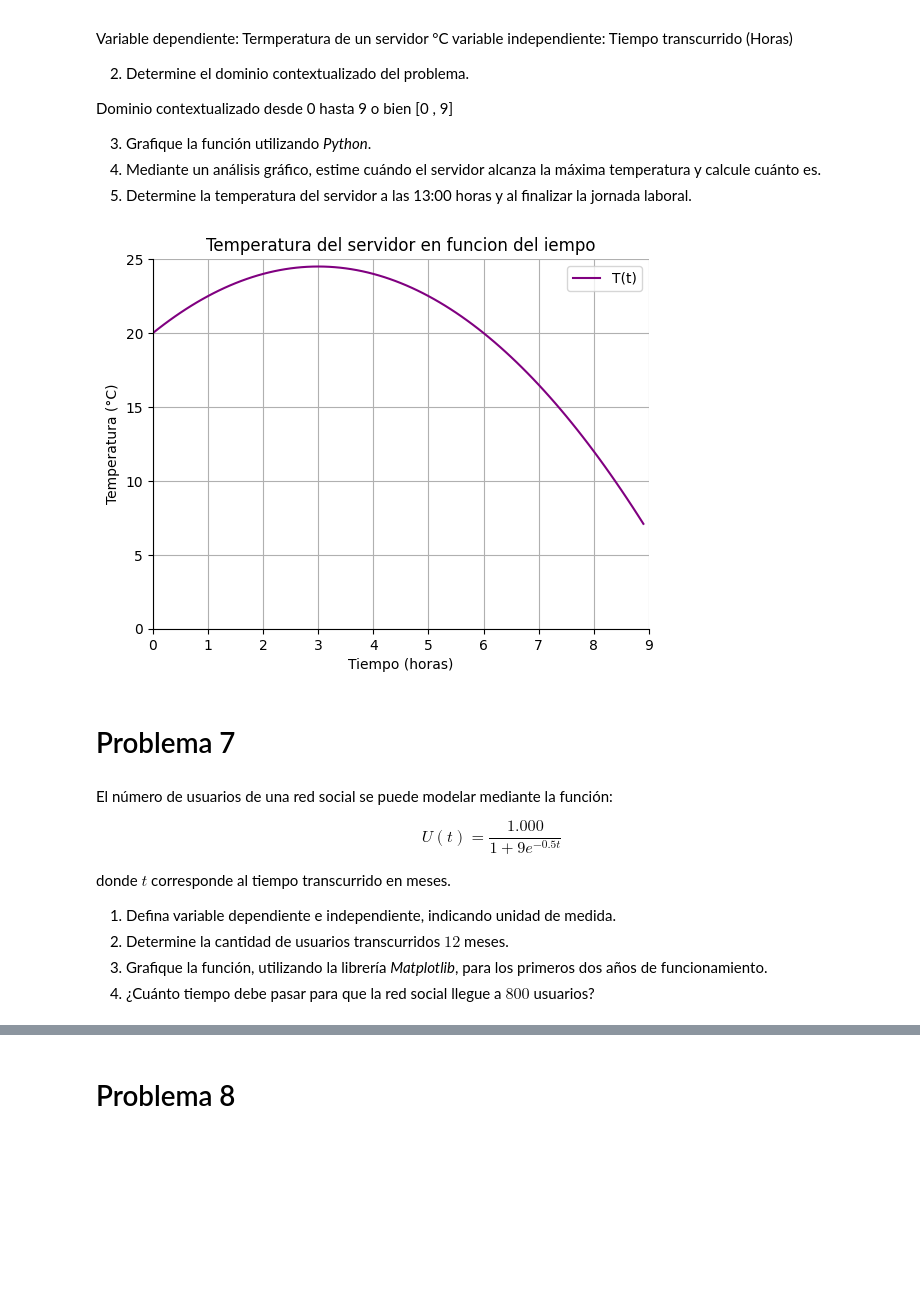
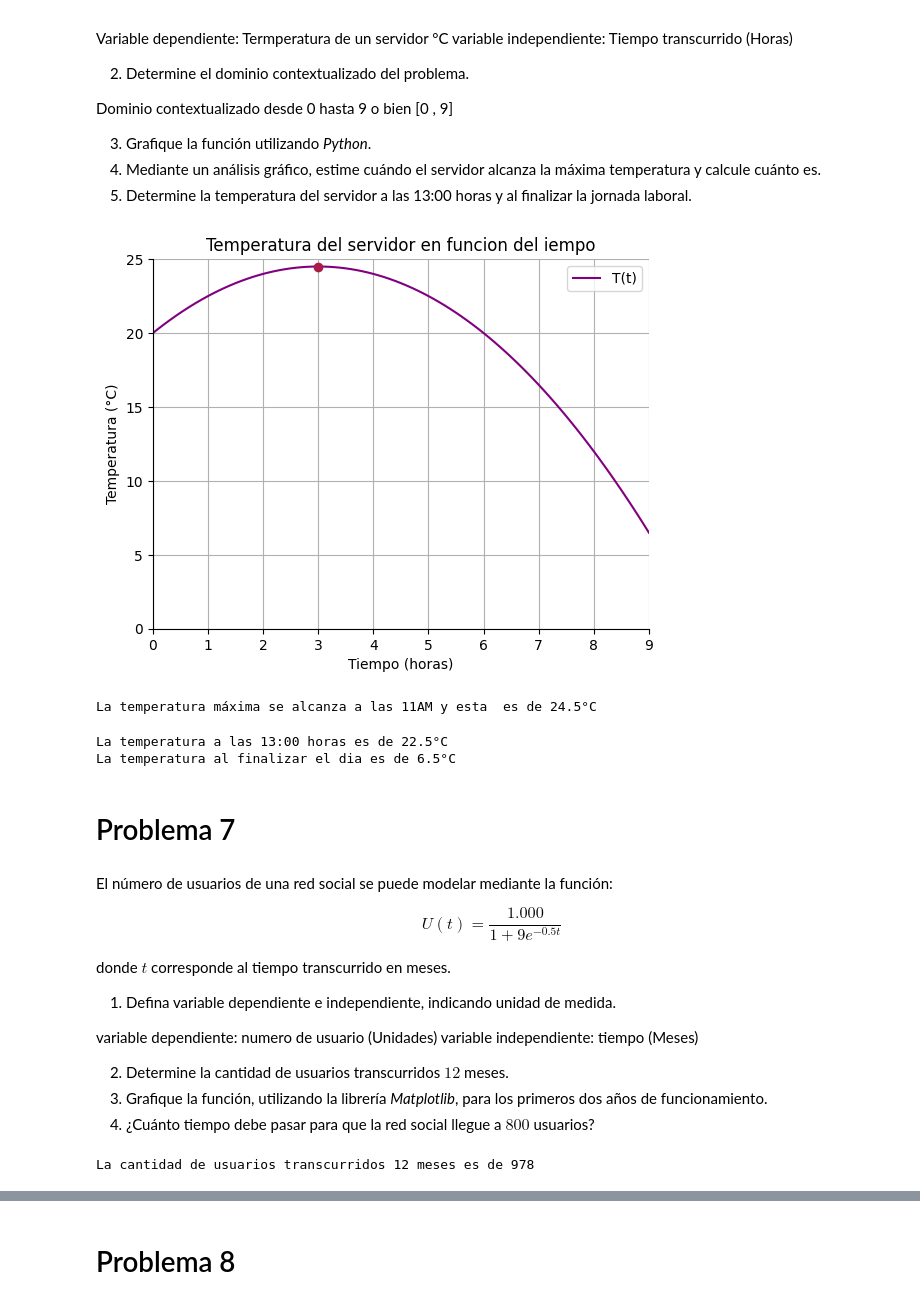
Before and after one commit to Cr1stoph/MAteAplicada, a Jupyter notebook: G1_Funciones.ipynb, the cells around one changed output, grey strips where cells are left out. Cells and saved outputs as stored; diff of their text form; code cells hidden in the pictures; blank space fills up the shorter version.

```diff
--- a/G1_Funciones.ipynb
+++ b/G1_Funciones.ipynb
@@ -232,28 +232,41 @@ Dominio contextualizado desde 0 hasta 9 o bien [0 , 9]
 # %%
 import matplotlib.pyplot as plt
 import numpy as np
 
 def T(t):
     return -0.5 * t**2 + 3 * t + 20
 
 x = np.arange(0 , 9.1 , 0.1) #esto define el rango, como vimos en el dominio de 0 a 9, lo mismo aqui
 plt.plot(x,T(x), label = 'T(t)', color = 'purple') #label para el nombre de la funcion que en este caso es de T(t)
+plt.plot(3,T(3) , marker ='o', color = '#AA1C47')
 plt.title('Temperatura del servidor en funcion del iempo')
 plt.xlabel('Tiempo (horas)') #independiente
 plt.ylabel('Temperatura (°C)') #dependiente
 plt.grid()
 plt.legend()
 
 plt.xlim(0 , 9)#depende del mismo dominio contextualizado limites del X
 plt.ylim(0 , 25) #son los numeros que aparecen como limite en el Y
 
 #modificador de spines
 ax = plt.gca()
 ax.spines[['left','bottom']].set_position(('data',0))
 ax.spines[['right', 'top']].set_visible(False)
 plt.show()
 # %% [output]
-[figure, old version]
+[figure, new version]
+# %%
+#4.  Mediante un análisis gráfico, estime cuándo el servidor alcanza la máxima temperatura y calcule cuánto es.
+print(f'La temperatura máxima se alcanza a las 11AM y esta  es de {T(3)}°C')
+# %% [output]
+La temperatura máxima se alcanza a las 11AM y esta  es de 24.5°C
+# %%
+#5.  Determine la temperatura del servidor a las 13:00 horas y al finalizar la jornada laboral.
+print(f'La temperatura a las 13:00 horas es de {T(5)}°C')
+print(f'La temperatura al finalizar el dia es de {T(9)}°C')
+# %% [output]
+La temperatura a las 13:00 horas es de 22.5°C
+La temperatura al finalizar el dia es de 6.5°C
 # %% [markdown]
 # Problema 7
 # %% [markdown]
@@ -264,6 +277,18 @@ $$U(t) = \frac{1.000}{1+9e^{-0.5t}}$$
 donde $t$ corresponde al tiempo transcurrido en meses.
 
 1.  Defina variable dependiente e independiente, indicando unidad de medida.
+
+variable dependiente: numero de usuario (Unidades)
+variable independiente: tiempo (Meses)
+
 2.  Determine la cantidad de usuarios transcurridos $12$ meses.
 3.  Grafique la función, utilizando la librería *Matplotlib*, para los primeros dos años de funcionamiento.
 4.  ¿Cuánto tiempo debe pasar para que la red social llegue a $800$ usuarios?
+# %%
+import numpy as np
+e = np.e
+def U(t):
+    return 1000/ (1+9*e**(-0.5*t))
+print(f'La cantidad de usuarios transcurridos 12 meses es de {round(U(12))}')
+# %% [output]
+La cantidad de usuarios transcurridos 12 meses es de 978
```
Also changed, not shown: parts of 2 cells of this notebook.
